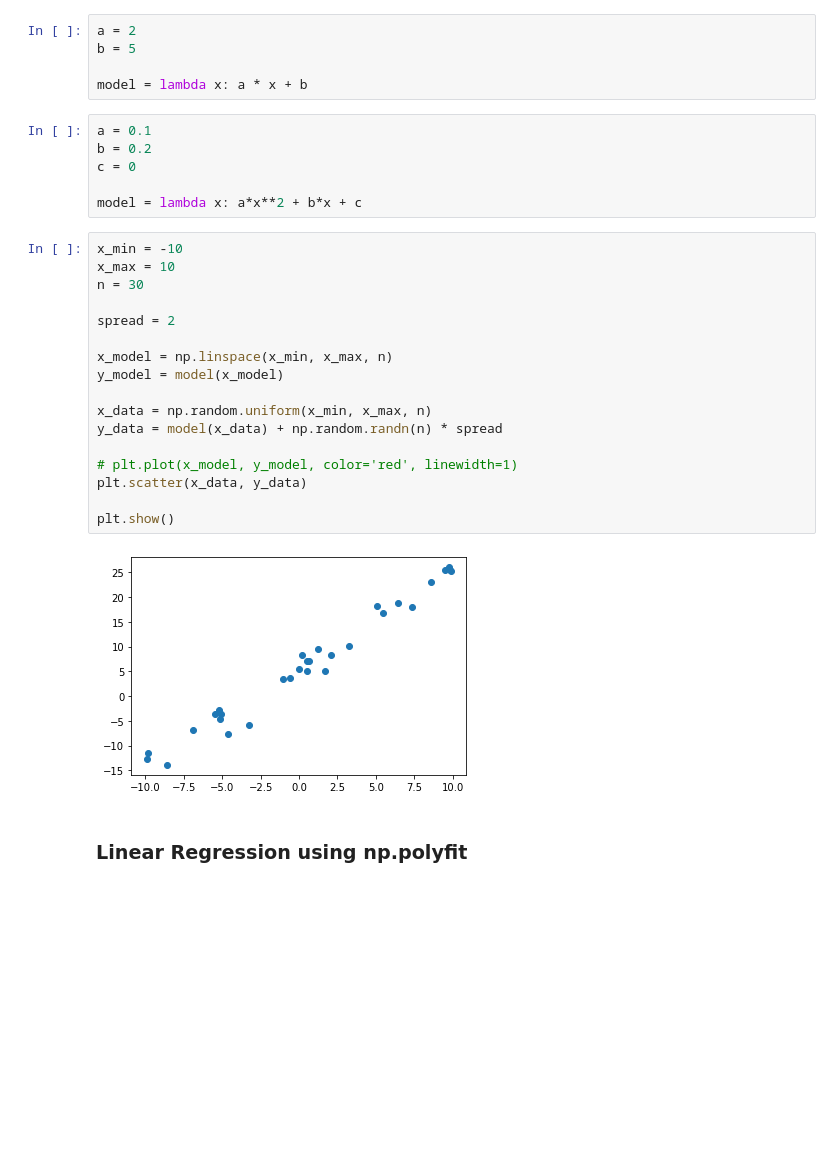
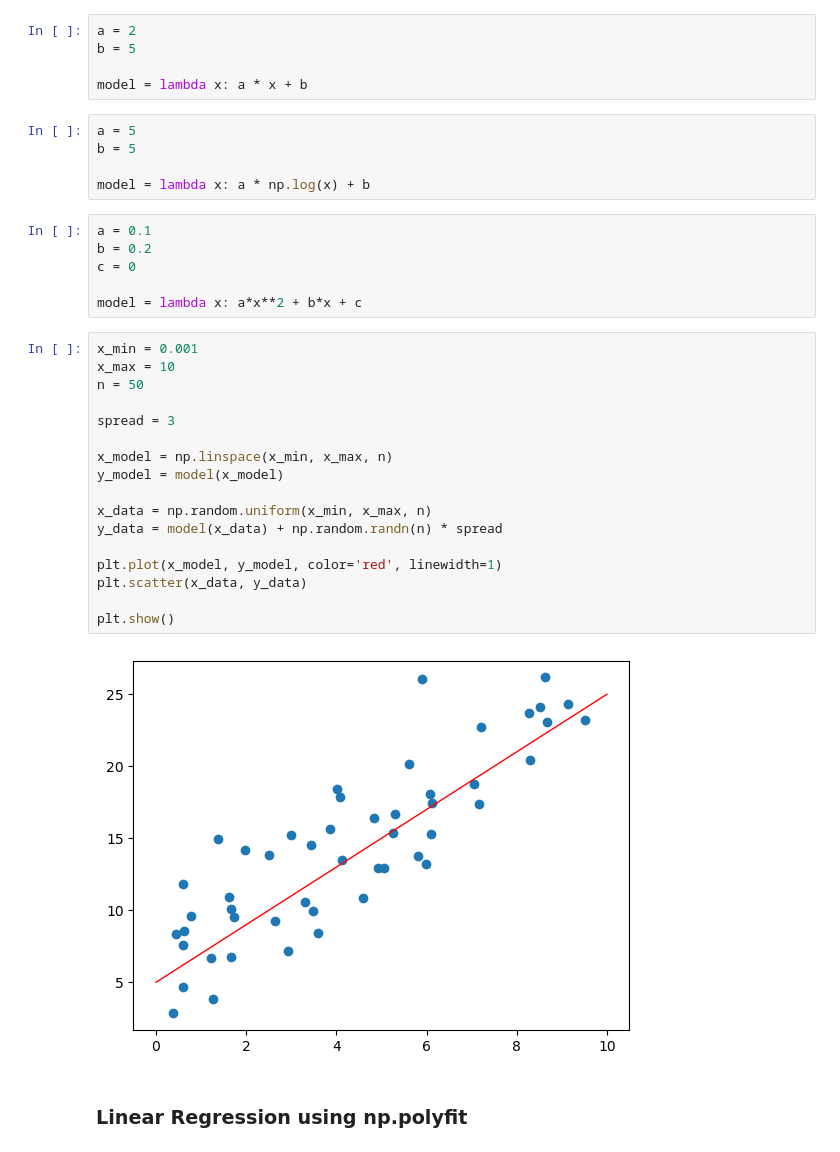
Before and after one commit to get-to-work-together/Python-Data-Analyse-Defensie, a Jupyter notebook: Opdrachten/uitwerkingen/Opdracht 2.3 - Lineaire regressie.ipynb, the cells around one changed output. Saved outputs shown, nothing was run; the diff lists cells and outputs as text; blank space fills up the shorter version.

```diff
--- a/Opdrachten/uitwerkingen/Opdracht 2.3 - Lineaire regressie.ipynb
+++ b/Opdrachten/uitwerkingen/Opdracht 2.3 - Lineaire regressie.ipynb
@@ -14,6 +14,11 @@ a = 2
 b = 5
 
 model = lambda x: a * x + b
+# %%
+a = 5
+b = 5
+
+model = lambda x: a * np.log(x) + b
 # %%
 a = 0.1
 b = 0.2
@@ -21,24 +26,24 @@ c = 0
 
 model = lambda x: a*x**2 + b*x + c
 # %%
-x_min = -10
+x_min = 0.001
 x_max = 10
-n = 30
+n = 50
 
-spread = 2
+spread = 3
 
 x_model = np.linspace(x_min, x_max, n)
 y_model = model(x_model)
 
 x_data = np.random.uniform(x_min, x_max, n)
 y_data = model(x_data) + np.random.randn(n) * spread
 
-# plt.plot(x_model, y_model, color='red', linewidth=1)
+plt.plot(x_model, y_model, color='red', linewidth=1)
 plt.scatter(x_data, y_data)
 
 plt.show()
 # %% [output]
-[figure, old version]
+[figure, new version]
 # %% [markdown]
 ### Linear Regression using np.polyfit
 # %%
```
Also changed, not shown: parts of 16 cells of this notebook, 19 other files.
